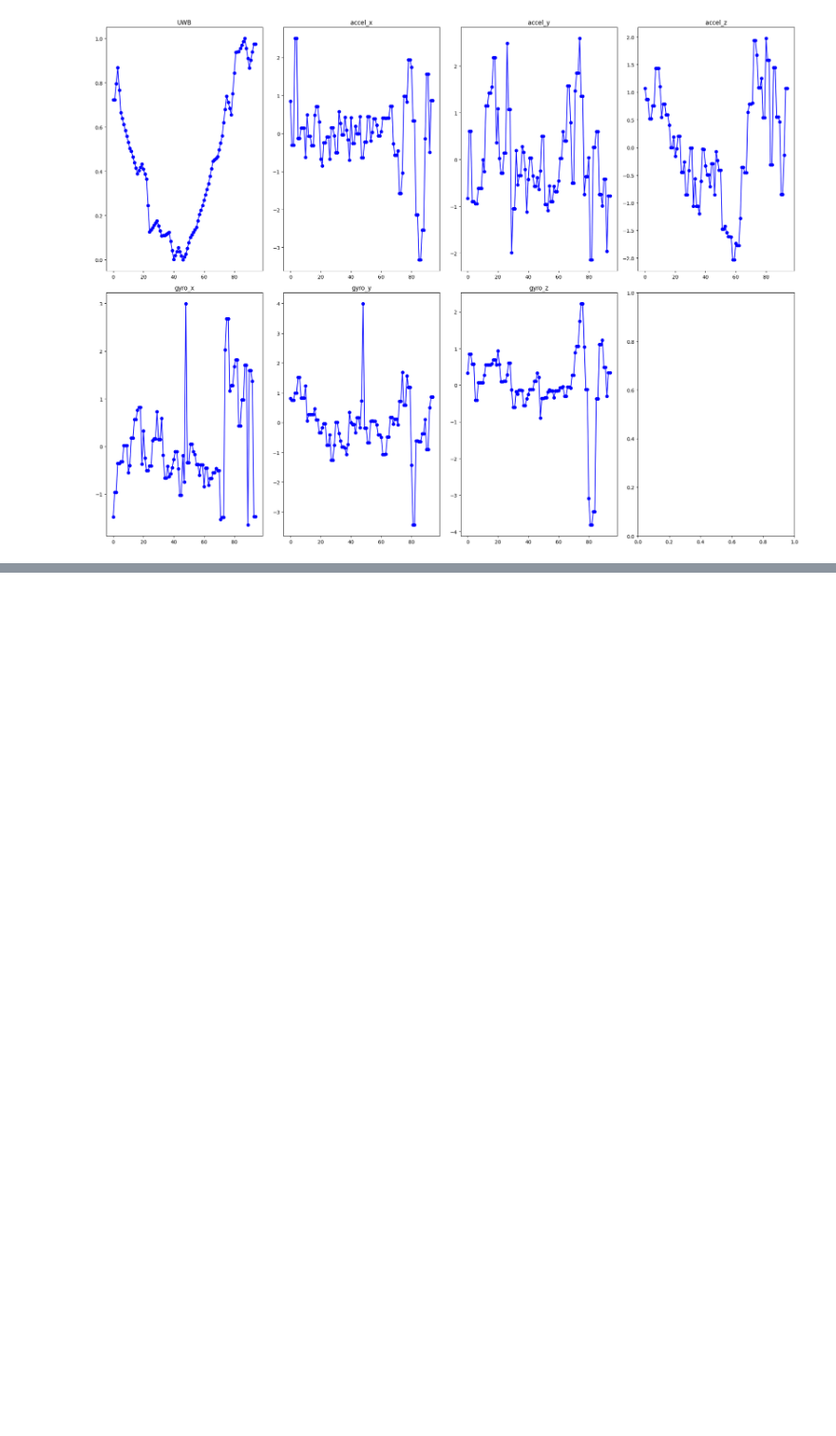
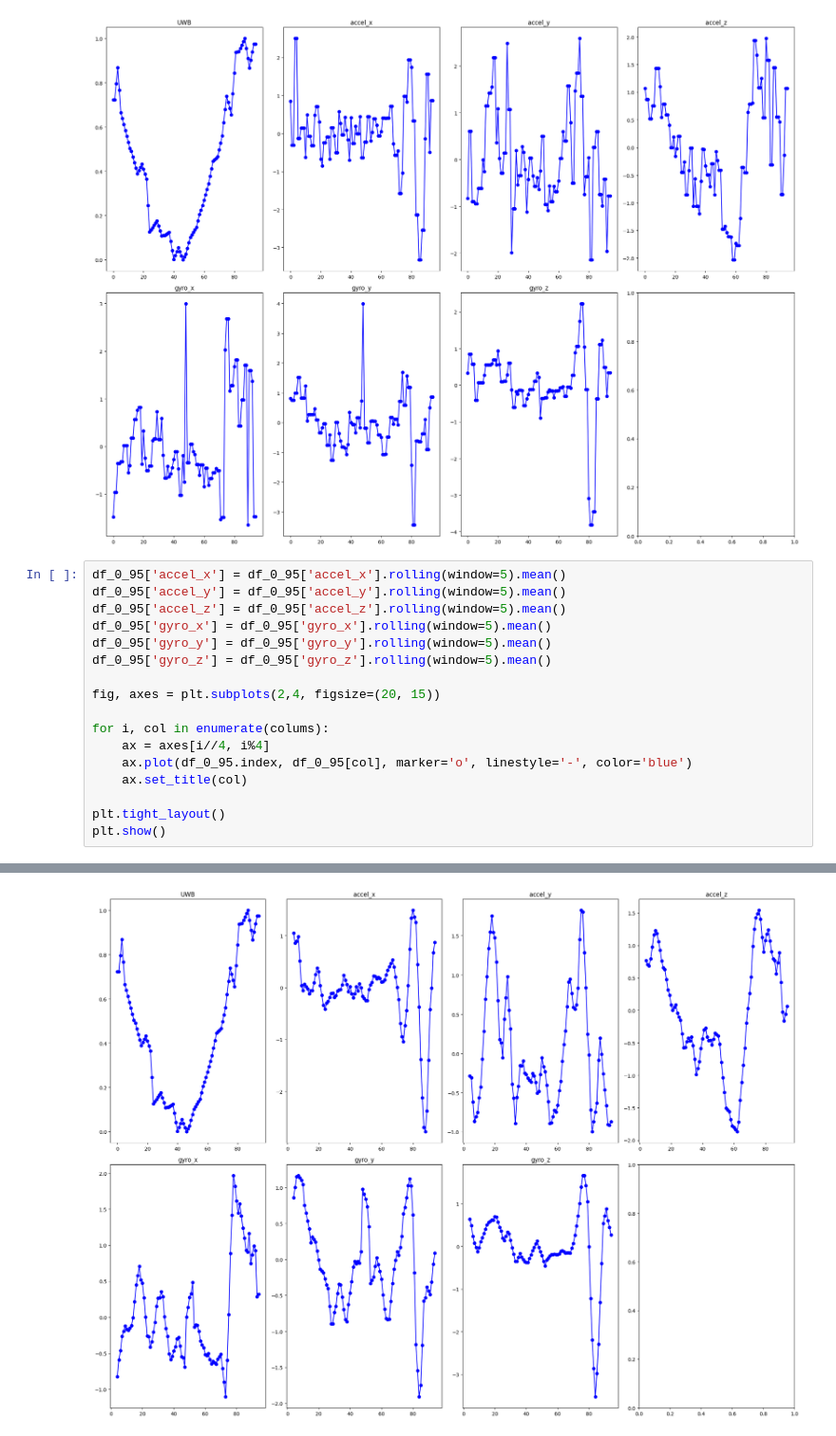
Before and after one commit to hwnam5/real2sim_exercise, a Jupyter notebook: data/real_data_simulate.ipynb, the cells around one changed output, grey strips where cells are left out. Shown at 95% size. Drawn from its saved outputs; the diff is of its cells as text; blank space fills up the shorter version.

```diff
--- a/data/real_data_simulate.ipynb
+++ b/data/real_data_simulate.ipynb
@@ -47,3 +47,21 @@ plt.tight_layout()
 plt.show()
 # %% [output]
 [figure]
+# %%
+df_0_95['accel_x'] = df_0_95['accel_x'].rolling(window=5).mean()
+df_0_95['accel_y'] = df_0_95['accel_y'].rolling(window=5).mean()
+df_0_95['accel_z'] = df_0_95['accel_z'].rolling(window=5).mean()
+df_0_95['gyro_x'] = df_0_95['gyro_x'].rolling(window=5).mean()
+df_0_95['gyro_y'] = df_0_95['gyro_y'].rolling(window=5).mean()
+df_0_95['gyro_z'] = df_0_95['gyro_z'].rolling(window=5).mean()
+
+fig, axes = plt.subplots(2,4, figsize=(20, 15))
+
+for i, col in enumerate(colums):
+    ax = axes[i//4, i%4]
+    ax.plot(df_0_95.index, df_0_95[col], marker='o', linestyle='-', color='blue')
+    ax.set_title(col)
+
+plt.tight_layout()
+plt.show()
+# %% [output]
@@ -49,0 +85 @@ plt.show()
+[figure, added]
```
Also changed, not shown: parts of 3 cells of this notebook, 2 other files.
